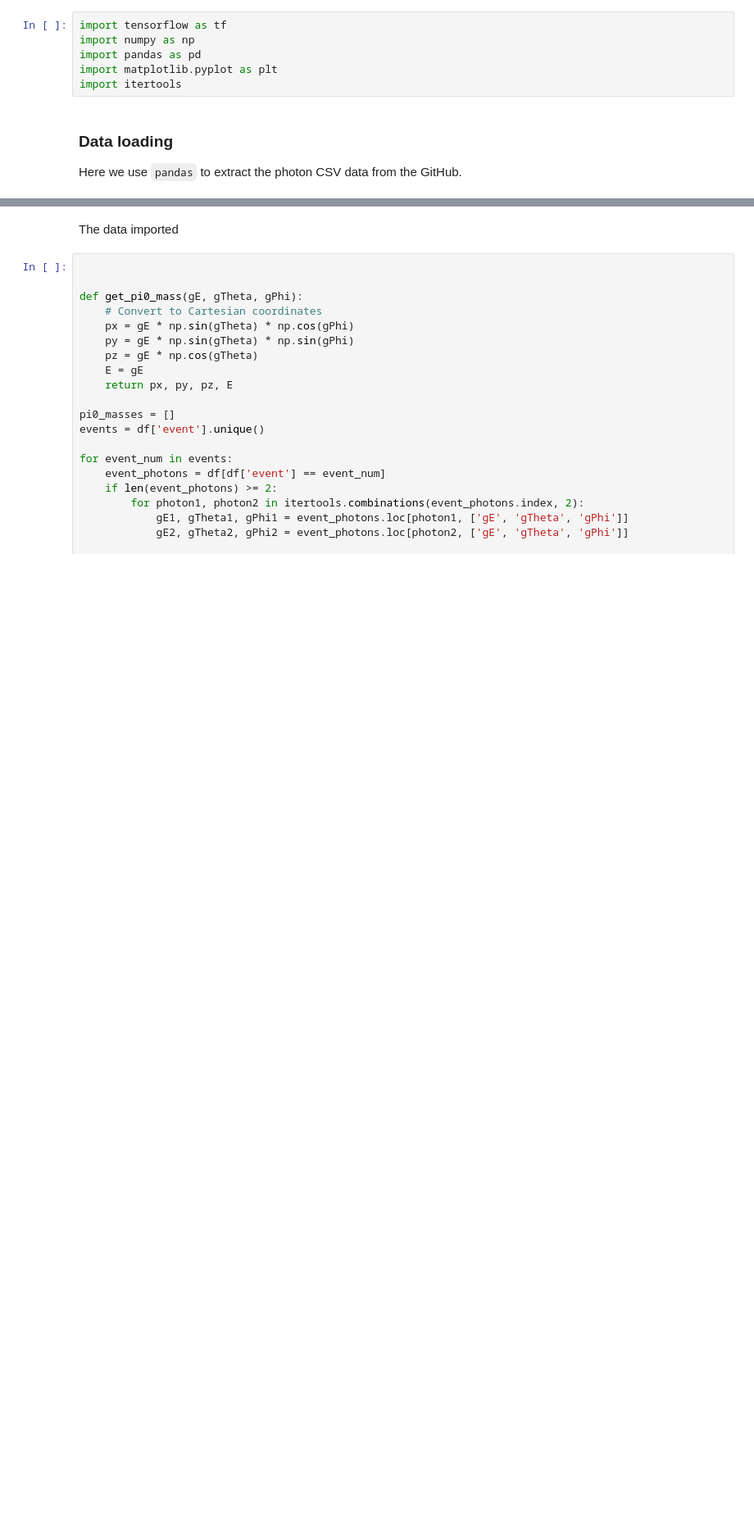
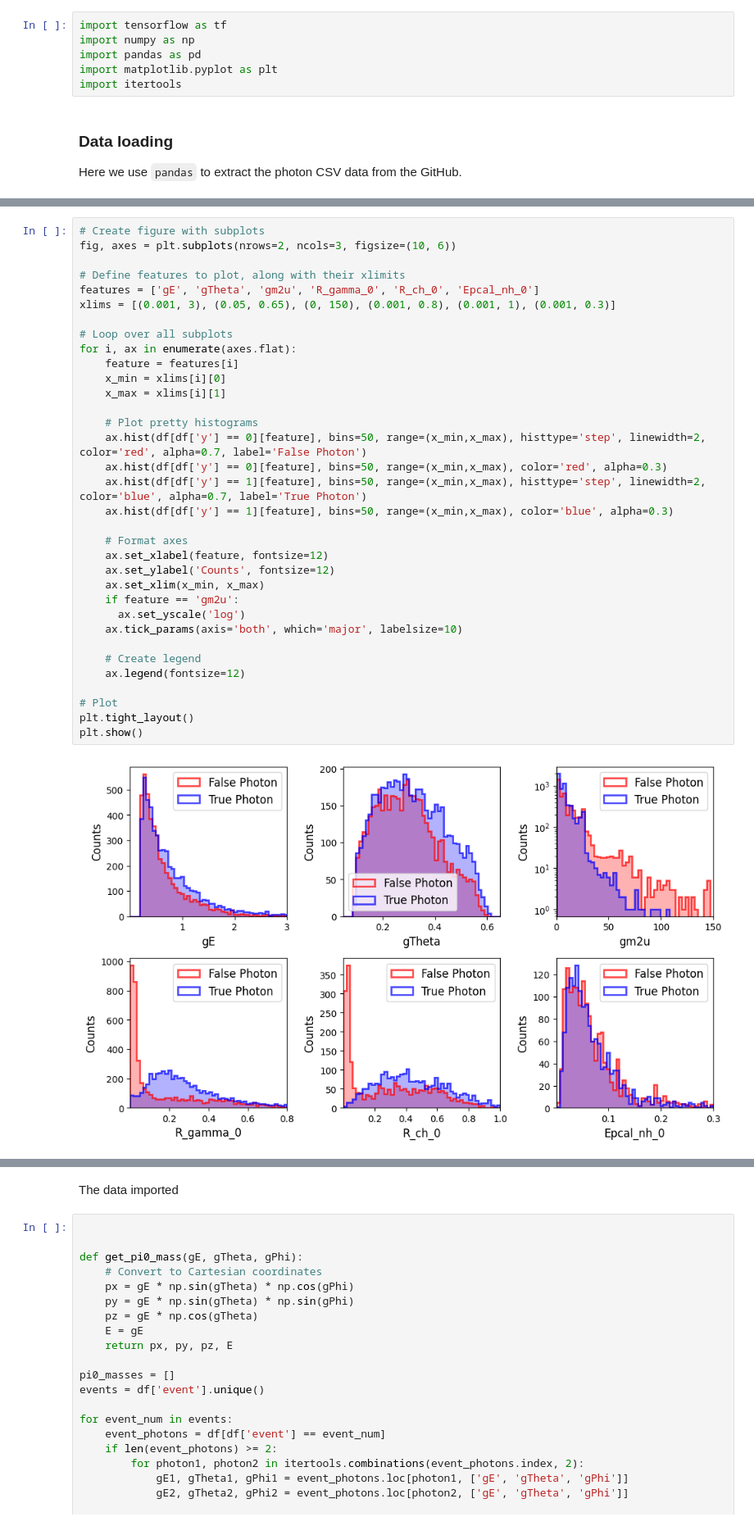
Before and after one commit to Gregtom3/vossen_ecal_ai, a Jupyter notebook: notebooks/tutorial_1a_basics.ipynb, the cells around one changed output, grey strips where cells are left out. Shown: that part at 82% size. Saved outputs shown, nothing was run; the diff lists cells and outputs as text; blank space fills up the shorter version.

```diff
--- a/notebooks/tutorial_1a_basics.ipynb
+++ b/notebooks/tutorial_1a_basics.ipynb
@@ -43,0 +83,36 @@ Total number of events = 3358
+# %%
+# Create figure with subplots
+fig, axes = plt.subplots(nrows=2, ncols=3, figsize=(10, 6))
+
+# Define features to plot, along with their xlimits
+features = ['gE', 'gTheta', 'gm2u', 'R_gamma_0', 'R_ch_0', 'Epcal_nh_0']
+xlims = [(0.001, 3), (0.05, 0.65), (0, 150), (0.001, 0.8), (0.001, 1), (0.001, 0.3)]
+
+# Loop over all subplots
+for i, ax in enumerate(axes.flat):
+    feature = features[i]
+    x_min = xlims[i][0]
+    x_max = xlims[i][1]
+
+    # Plot pretty histograms
+    ax.hist(df[df['y'] == 0][feature], bins=50, range=(x_min,x_max), histtype='step', linewidth=2, color='red', alpha=0.7, label='False Photon')
+    ax.hist(df[df['y'] == 0][feature], bins=50, range=(x_min,x_max), color='red', alpha=0.3)
+    ax.hist(df[df['y'] == 1][feature], bins=50, range=(x_min,x_max), histtype='step', linewidth=2, color='blue', alpha=0.7, label='True Photon')
+    ax.hist(df[df['y'] == 1][feature], bins=50, range=(x_min,x_max), color='blue', alpha=0.3)
+
+    # Format axes
+    ax.set_xlabel(feature, fontsize=12)
+    ax.set_ylabel('Counts', fontsize=12)
+    ax.set_xlim(x_min, x_max)
+    if feature == 'gm2u':
+      ax.set_yscale('log')
+    ax.tick_params(axis='both', which='major', labelsize=10)
+
+    # Create legend
+    ax.legend(fontsize=12)
+
+# Plot
+plt.tight_layout()
+plt.show()
+# %% [output]
+[figure, added]
```
Also changed, not shown: parts of 4 cells of this notebook.
